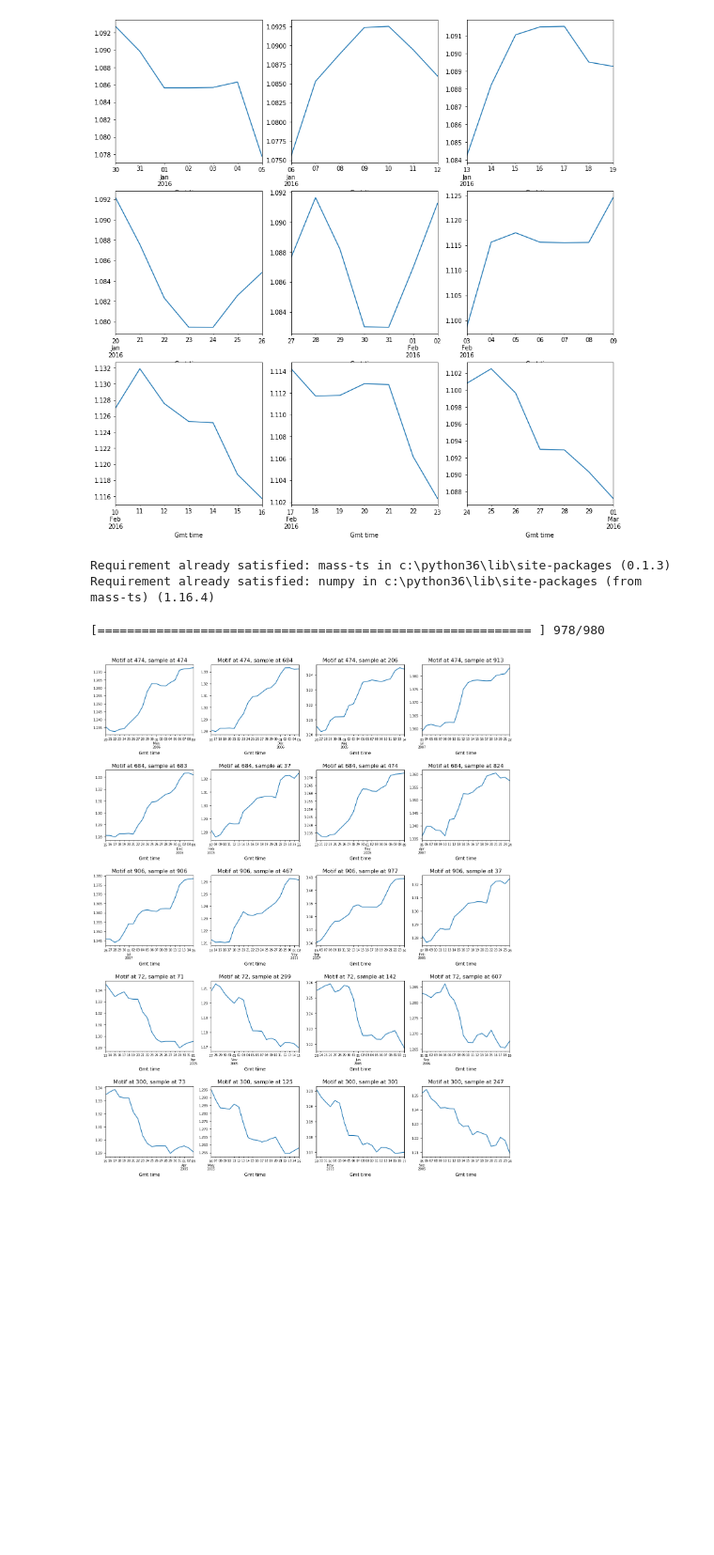
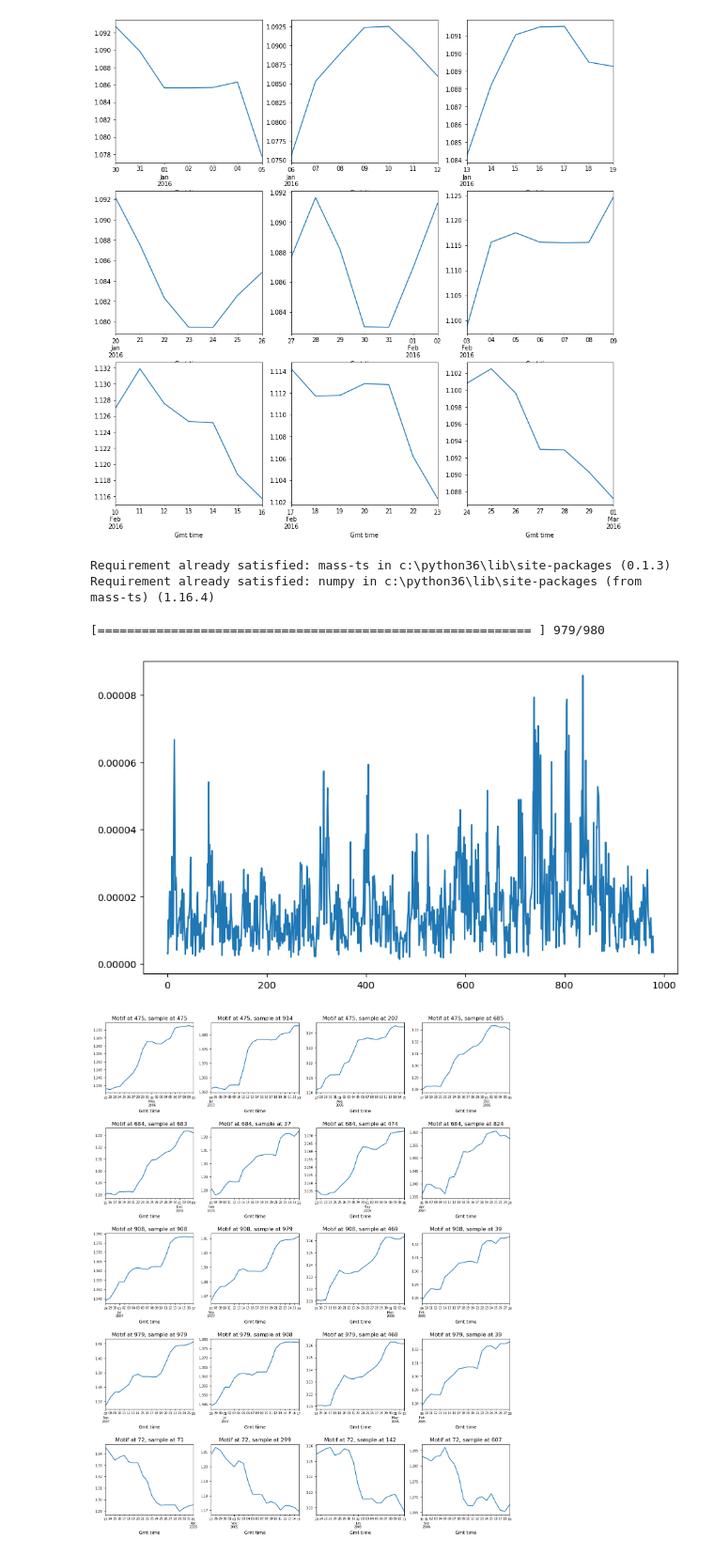
Before and after one commit to omittones/py-lib-machinelearning, a Jupyter notebook: src/jupyter/pattern-finder.ipynb, the cells around one changed output. Shown at 94% size. Drawn from its saved outputs; the diff is of its cells as text; code cells hidden in the pictures; blank space fills up the shorter version.

```diff
--- a/src/jupyter/pattern-finder.ipynb
+++ b/src/jupyter/pattern-finder.ipynb
@@ -89,7 +89,10 @@ bar.display()
 
 for query_length in [20]:
 
-    for query_start in range(0, len(subset) - query_length, 6):
+    matrix_profile = []
+    matrix_profile_indices = []
+
+    for query_start in range(0, len(subset) - query_length):
         query = subset[query_start:query_start + query_length]
         distances = mts.mass2(subset.values, query.values)
         distances = np.absolute(distances)
@@ -101,32 +104,42 @@ for query_length in [20]:
         query_motifs.append(top)
 
         # get fitness for this motif-set
         fitness = 1.0 / np.count_nonzero(distances < 1)
         query_motif_fitness.append(fitness)
 
+        # save to profile
+        # distances[query_start] = float('Inf')
+        x = np.argmin(distances)
+        matrix_profile_indices.append(x)
+        matrix_profile.append(distances[x])
+
         bar.progress = query_start
         bar.update()
+
+    fig = plt.figure(figsize=(10, 6), dpi=100)
+    plt.plot(matrix_profile, figure=fig)
 
     ROWS = 5
     COLS = 4
 
     top_queries = top_k_motifs_ordered(query_motif_fitness, ROWS, query_length)
     query_motifs = np.asarray(query_motifs)[top_queries]
     query_indices = np.asarray(query_indices)[top_queries]
     query_motif_fitness = np.asarray(query_motif_fitness)[top_queries]
 
     fig, axes = plt.subplots(ROWS, COLS, sharex=False, figsize=(COLS * 4, ROWS * 4), dpi = 100)
     plt.subplots_adjust(hspace=0.5)
 
     for ai, mi in enumerate(query_indices):
         for aj, mj in enumerate(query_motifs[ai]):
             match = subset.iloc[mj:mj + query_length]
             ax = axes[ai, aj]
             match.plot(ax = ax)
             ax.set_title(f'Motif at {mi}, sample at {mj}')
             ax.tick_params('both', which='both', labelsize=7)
 # %% [output]
 Requirement already satisfied: mass-ts in c:\python36\lib\site-packages (0.1.3)
 Requirement already satisfied: numpy in c:\python36\lib\site-packages (from mass-ts) (1.16.4)
-[=========================================================== ] 978/980
+[=========================================================== ] 979/980
-[figure, old version]
+[figure, new version]
+[figure, added]
```
Also changed, not shown: 25 other files.
